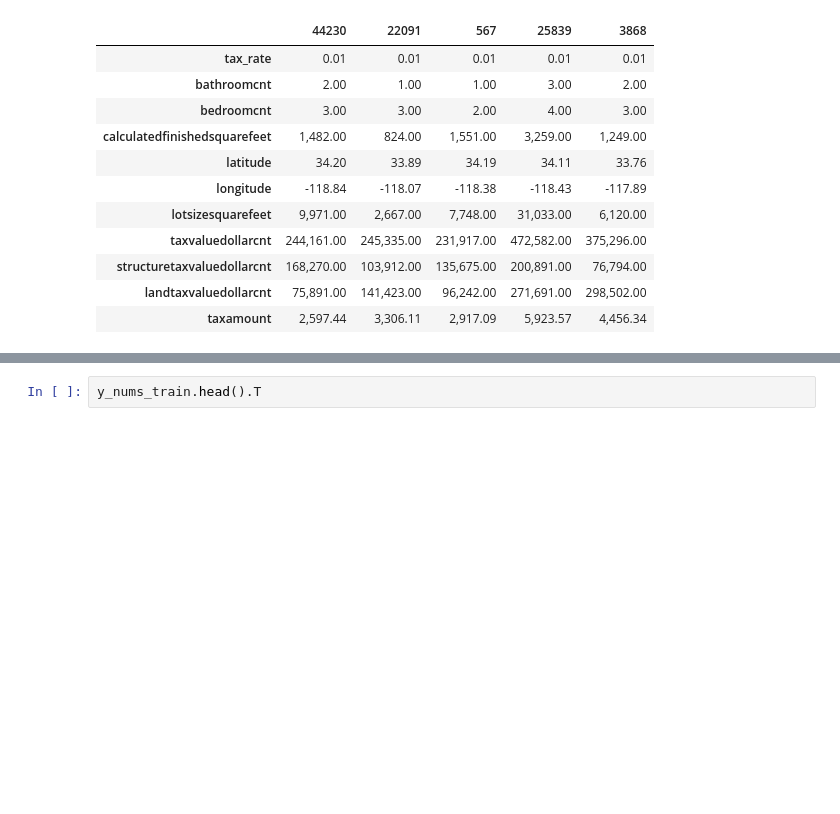
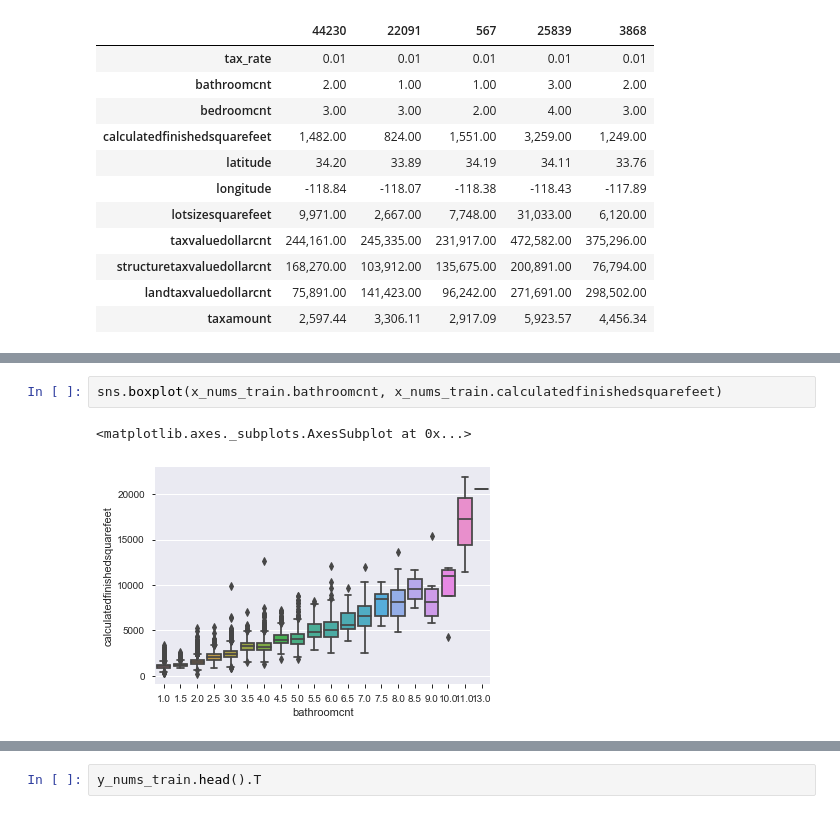
Before and after one commit to FJ-Zillow-Org/Zillow, a Jupyter notebook: faiths_zillow.ipynb, the cells around one changed output, grey strips where cells are left out. Saved outputs shown, nothing was run; the diff lists cells and outputs as text; blank space fills up the shorter version.

```diff
--- a/faiths_zillow.ipynb
+++ b/faiths_zillow.ipynb
@@ -392,0 +400,5 @@ x_nums_train.head().T
+# %%
+sns.boxplot(x_nums_train.bathroomcnt, x_nums_train.calculatedfinishedsquarefeet)
+# %% [output]
+<matplotlib.axes._subplots.AxesSubplot at 0x...>
+[figure, added]
```
Also changed, not shown: parts of 10 cells of this notebook.
